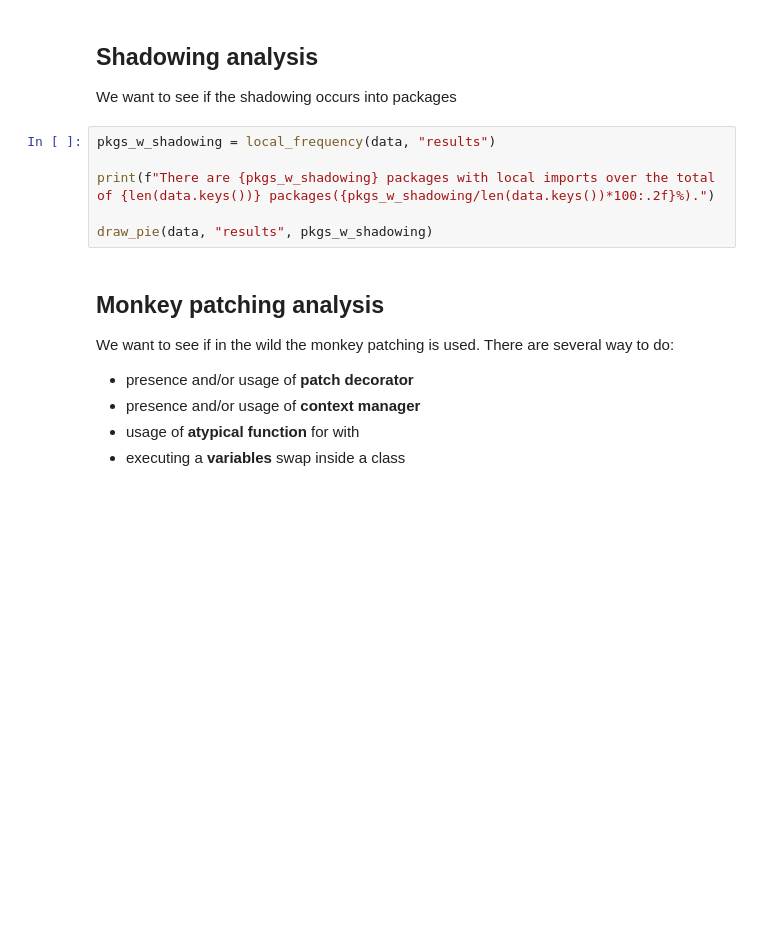
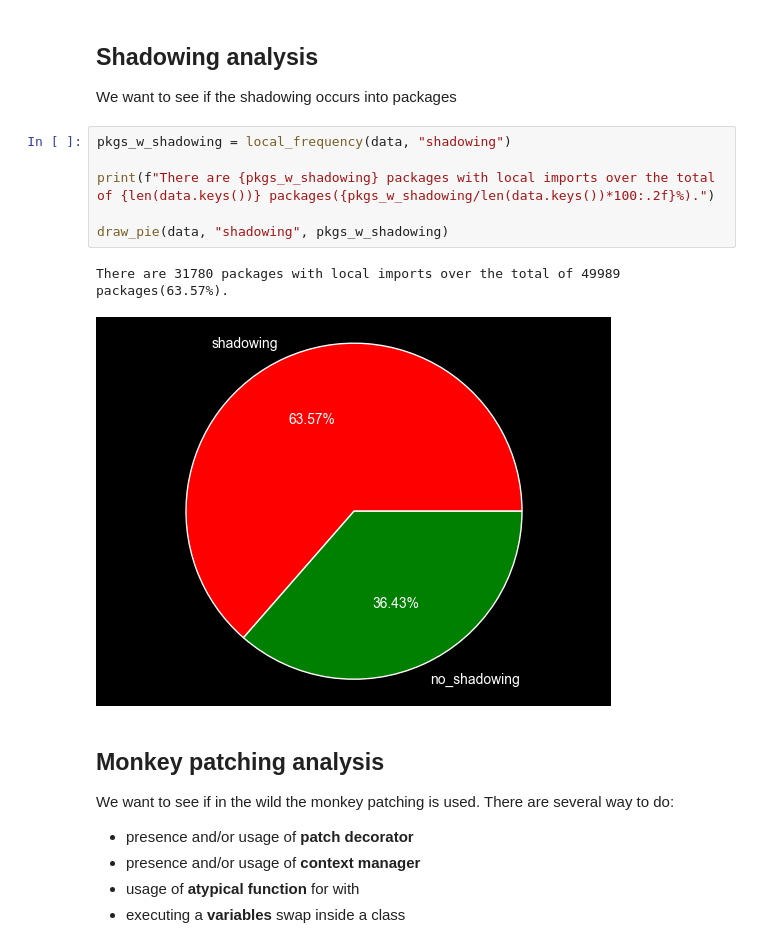
Before and after one commit to denisG99/ATCNS-Supply-Chain-Attack, a Jupyter notebook: analysis.ipynb, the cells around one changed output. Cells and saved outputs as stored; diff of their text form; blank space fills up the shorter version.

```diff
--- a/analysis.ipynb
+++ b/analysis.ipynb
@@ -56,11 +62,14 @@ draw_pie(data, "inner_function", pkgs_w_local_functions)
 
 We want to see if the shadowing occurs into packages
 # %%
-pkgs_w_shadowing = local_frequency(data, "results")
+pkgs_w_shadowing = local_frequency(data, "shadowing")
 
 print(f"There are {pkgs_w_shadowing} packages with local imports over the total of {len(data.keys())} packages({pkgs_w_shadowing/len(data.keys())*100:.2f}%).")
 
-draw_pie(data, "results", pkgs_w_shadowing)
+draw_pie(data, "shadowing", pkgs_w_shadowing)
+# %% [output]
+There are 31780 packages with local imports over the total of 49989 packages(63.57%).
+[figure, added]
 # %% [markdown]
 ## Monkey patching analysis
 
```
Also changed, not shown: parts of 5 cells of this notebook.
